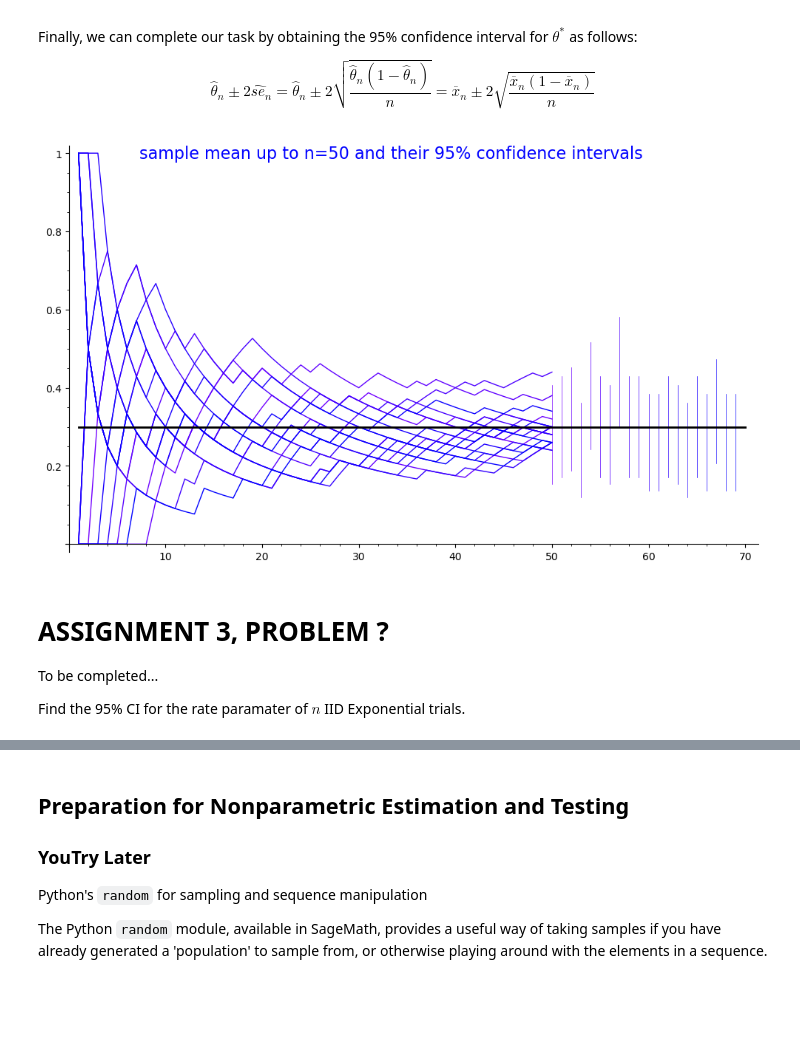
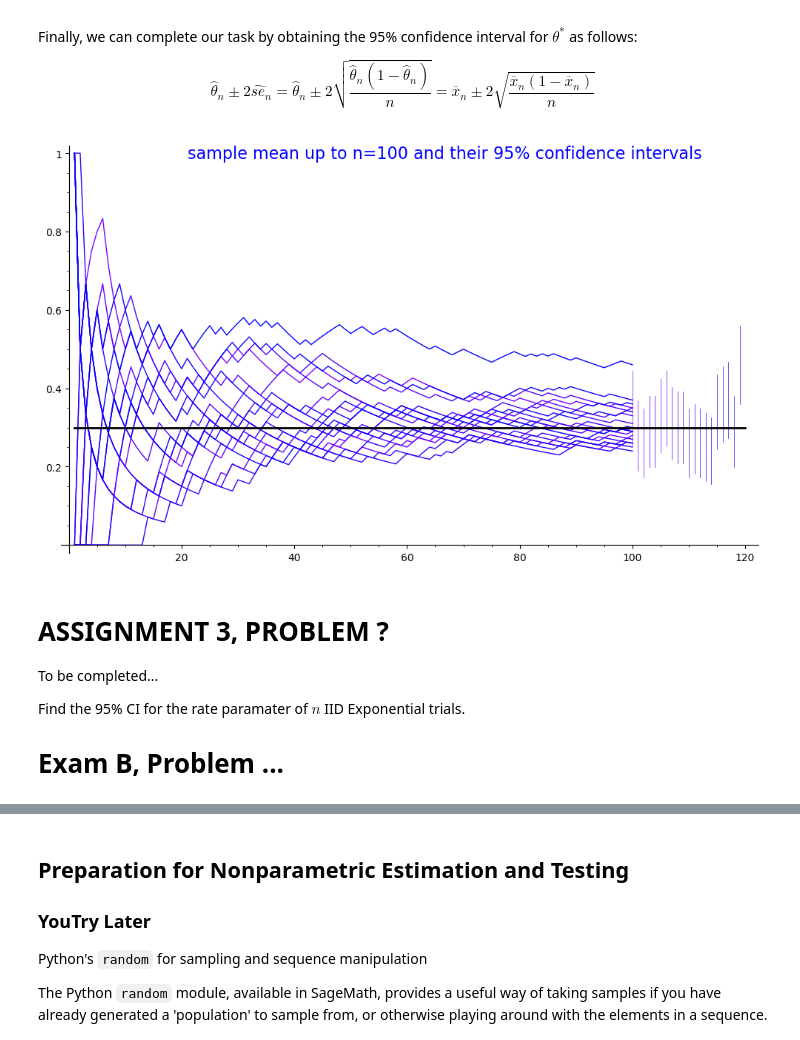
Before and after one commit to lamastex/scalable-data-science, a Jupyter notebook: _as/2019/jp/10.ipynb, the cells around one changed output, grey strips where cells are left out. Cells and saved outputs as stored; diff of their text form; code cells hidden in the pictures; blank space fills up the shorter version.

```diff
--- a/_as/2019/jp/10.ipynb
+++ b/_as/2019/jp/10.ipynb
@@ -990,31 +988,33 @@ text??
 # %%
-nToGenerate = 50
+nToGenerate = 100
 replicates = 20
 xvalues = range(1, nToGenerate+1,1)
 for i in range(replicates):
     redshade = 0.5*(replicates - 1 - i)/replicates # to get different colours for the lines
     bRunningMeans = bernoulliSecretThetaRunningMeans(nToGenerate)
     pts = zip(xvalues,bRunningMeans)
     if (i == 0):
         p = line(pts, rgbcolor = (redshade,0,1))
     else:
         p += line(pts, rgbcolor = (redshade,0,1))
     mle=bRunningMeans[nToGenerate-1]
     se95Correction=2.0*sqrt(mle*(1-mle)/nToGenerate)
     lower95CI = mle-se95Correction
     upper95CI = mle+se95Correction
     p += line([(nToGenerate+i,lower95CI),(nToGenerate+i,upper95CI)], rgbcolor = (redshade,0,1), thickness=0.5)
 p += line([(1,0.3),(nToGenerate+replicates,0.3)], rgbcolor='black', thickness='2')
 p += text('sample mean up to n='+str(nToGenerate)+' and their 95% confidence intervals',(nToGenerate/1.5,1),fontsize=16)
 show(p, figsize=[10,6])
 # %% [output]
-[figure, old version]
+[figure, new version]
 # %% [markdown]
 # ASSIGNMENT 3, PROBLEM ?
 
 To be completed...
 
 Find the 95% CI for the rate paramater of $n$ IID Exponential trials.
+
+# Exam B, Problem ...
 # %% [markdown]
 # Hypothesis Testing
 
```
Also changed, not shown: parts of 10 cells of this notebook, 10 other files.
